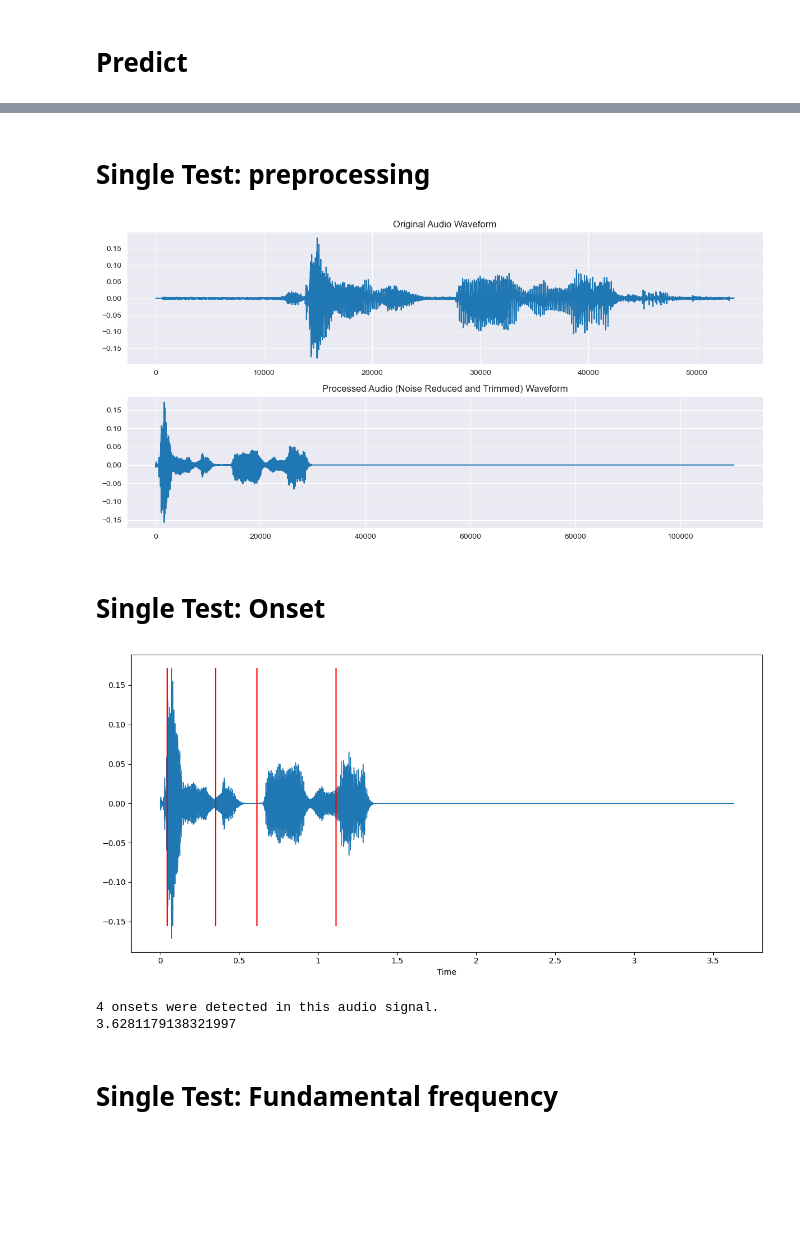
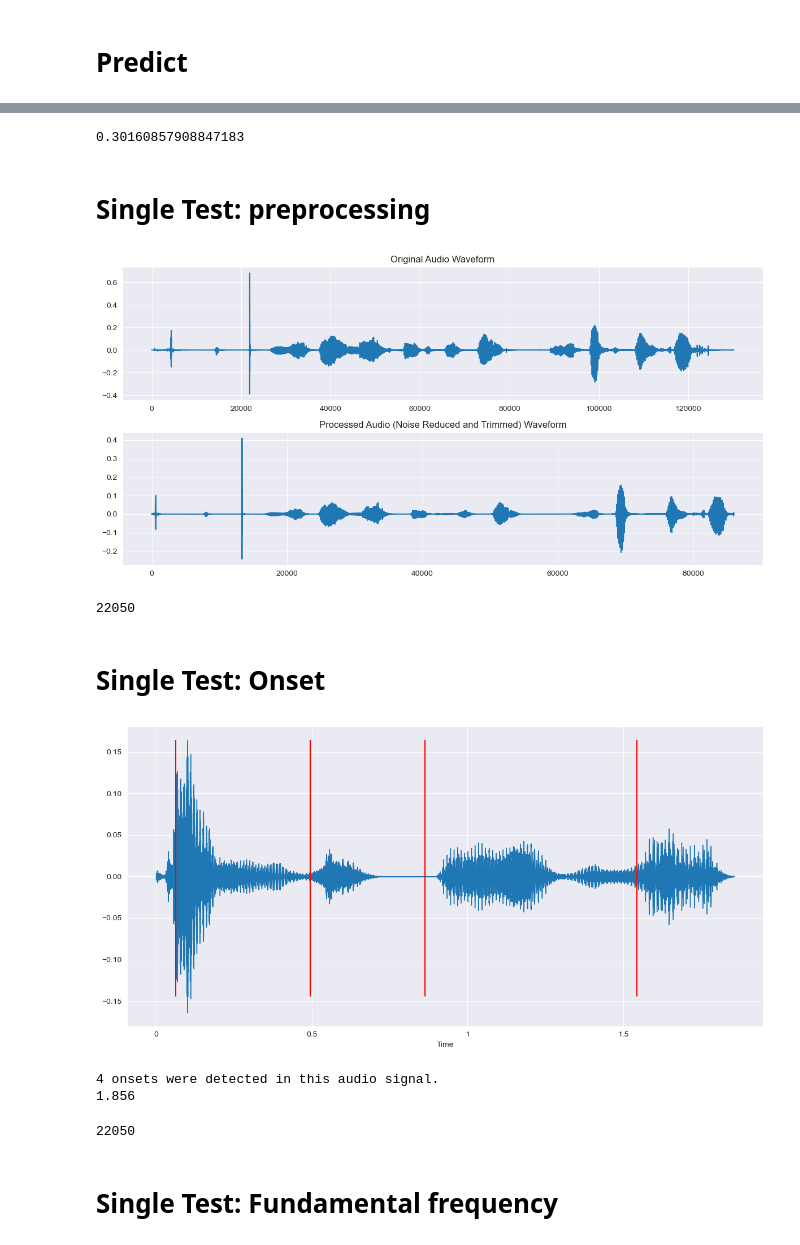
Before and after one commit to shenchris/un2015, a Jupyter notebook: un2015.ipynb, the cells around one changed output, grey strips where cells are left out. Saved outputs shown, nothing was run; the diff lists cells and outputs as text; code cells hidden in the pictures; blank space fills up the shorter version.

```diff
--- a/un2015.ipynb
+++ b/un2015.ipynb
@@ -24,9 +25,9 @@ from sklearn.metrics import classification_report, accuracy_score, confusion_mat
 # Define paths
 csv_file = 'common-voice/versions/2/cv-valid-train.csv'
 mp3_folder = 'common-voice/versions/2/cv-valid-train'
-output_csv = "common-voice/versions/2/train_features.csv"
+output_csv = "common-voice/versions/2/train_features_filter.csv"
 
-sr = 16000          # sample_rate
+sample_rate = 22050          # sample_rate
 length_of_audio = 5 # seconds
 # %%
 df = pd.read_csv(csv_file)
@@ -71,12 +81,7 @@ print(df.shape)
 # %%
-def preprocessing(file, sample_rate, fixed_length = sr * length_of_audio):
-    y, sr = librosa.load(file)
-    reduced_noise = nr.reduce_noise(y=y, sr=sr, stationary=False)
+def preprocessing(file):
+    y, sr = librosa.load(file, sr=sample_rate)
+    reduced_noise = nr.reduce_noise(y=y, sr=sample_rate, stationary=False)
     y_trim, _ = librosa.effects.trim(reduced_noise, top_db=20)
-    # Standardize length so fft produce same frequency
-    if len(y_trim) < fixed_length:
-        y_trim = np.pad(y_trim, (0, fixed_length - len(y_trim)), mode='constant')
-    else:
-        y_trim = y_trim[:fixed_length]
     return y_trim, sr
 # %%
@@ -124,13 +133,13 @@ new_features = {
 
 mp3_filename = "cv-valid-train/sample-000005.mp3"
 mp3_file_path = os.path.join(mp3_folder, mp3_filename)
-y, sr = librosa.load(mp3_file_path)
-y_trim,sr = preprocessing(mp3_file_path,sr)
+y, _ = librosa.load(mp3_file_path, sr= sample_rate)
+y_trim,_ = preprocessing(mp3_file_path)
 
-f0_values = pitch(y=y_trim, sr=sr)
+f0_values = pitch(y=y_trim)
 for key in f0_values.keys():
     new_features[key] = []
 
-magnitudes = fft(y=y_trim, sr=sr)
+magnitudes = fft(y=y_trim)
 for key in magnitudes.keys():
     new_features[key] = []
@@ -401,24 +739,34 @@ Accuracy Score: 0.7136038186157518
+# %%
+# Compute score of the best model on the withheld test set
+best_clf = model.best_estimator_
+best_clf.score(X_test, y_test)
+# %% [output]
+0.30160857908847183
 # %% [markdown]
 # Single Test: preprocessing
 # %%
-mp3_filename = "cv-valid-train/sample-006317.mp3"
+mp3_filename = "cv-valid-train/sample-006319.mp3"
 mp3_file_path = os.path.join(mp3_folder, mp3_filename)
-y, sr = librosa.load(mp3_file_path)
-y_trim,sr = preprocessing(mp3_file_path,sr)
+y, sr1 = librosa.load(mp3_file_path)
+y_trim,sr2 = preprocessing(mp3_file_path)
 
 plt.figure(figsize=(12, 6))
 plt.subplot(2, 1, 1)
 plt.plot(y)
 plt.title('Original Audio Waveform')
 
 plt.subplot(2, 1, 2)
 plt.plot(y_trim)
 plt.title('Processed Audio (Noise Reduced and Trimmed) Waveform')
 
 plt.tight_layout()
 plt.show()
 # %% [output]
-[figure, old version]
+[figure, new version]
+# %%
+sr1
+# %% [output]
+22050
 # %% [markdown]
 # Single Test: Onset
 # %%
@@ -436,9 +784,13 @@ print(f"{number_of_words} onsets were detected in this audio signal.")
 duration = librosa.get_duration(y=y_trim,sr=sr)
 print(duration)
 # %% [output]
-[figure, old version]
+[figure, new version]
 4 onsets were detected in this audio signal.
-3.6281179138321997
+1.856
+# %%
+sr2
+# %% [output]
+22050
 # %% [markdown]
 # Single Test: Fundamental frequency
 # %%
```
Also changed, not shown: parts of 41 cells of this notebook.
